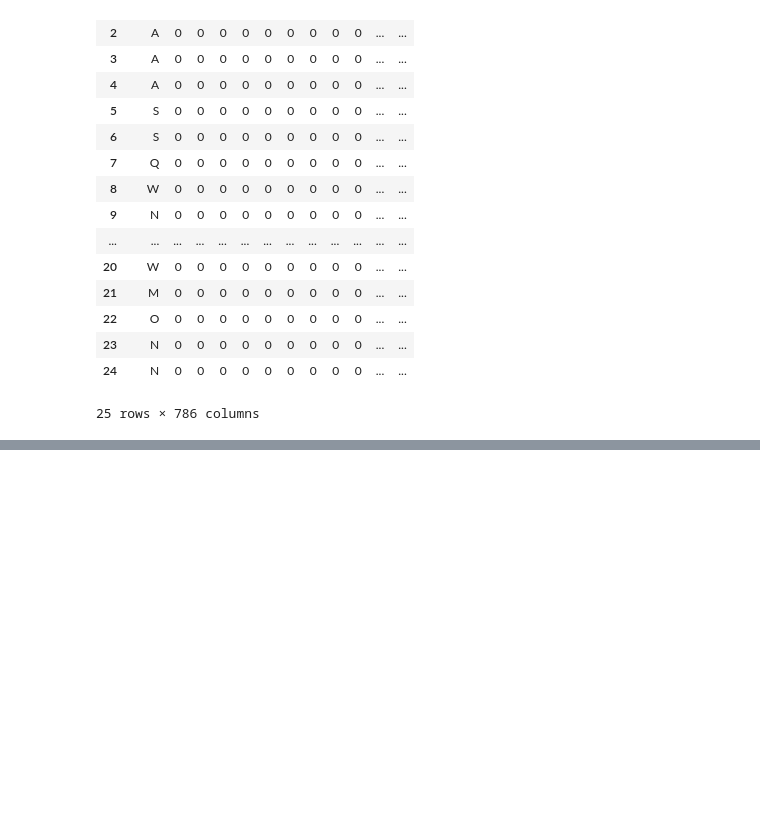
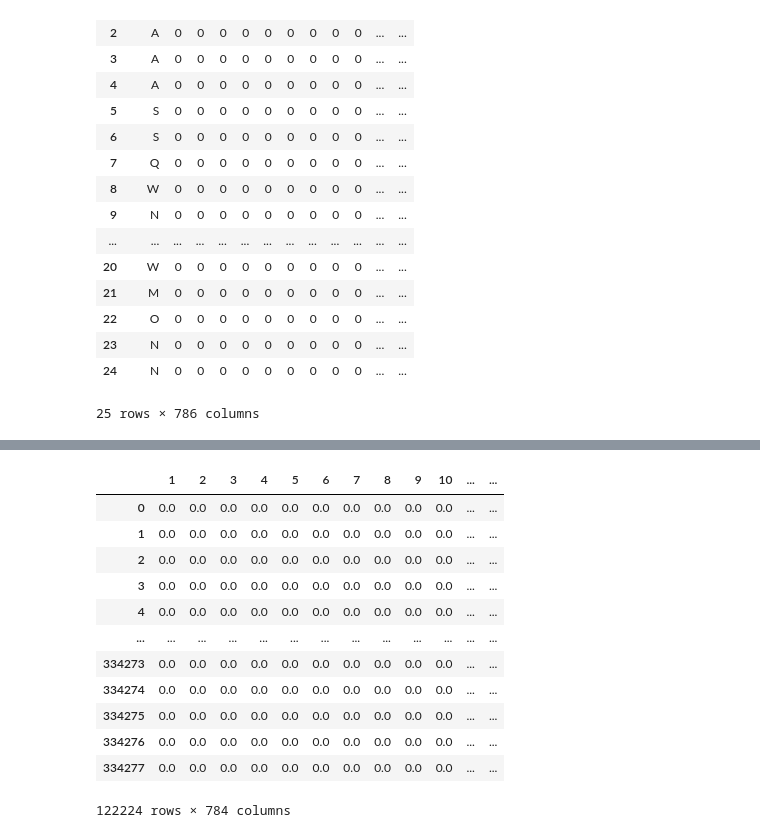
Before and after one commit to huynh-kent/Artificial-Neural-Network-CS471, a Jupyter notebook: clean.ipynb, the cells around one changed output, grey strips where cells are left out. Cells and saved outputs as stored; diff of their text form; code cells hidden in the pictures; blank space fills up the shorter version.

```diff
--- a/clean.ipynb
+++ b/clean.ipynb
@@ -165,0 +205,10 @@ a_data_sample
+# %%
+# df[0] = df[0].replace(
+#     {
+#         0: 'A',
+#         11: 'L',
+#         15: 'P',
+#         18: 'S',
+#         20: 'U',
+df_new = df[df[0].isin([0, 11, 15, 18, 20])]
+df_new.head()
@@ -165,0 +239,3 @@ a_data_sample
+# %%
+df_drop = df_new.drop(columns=[0])
+df_drop.tail()
@@ -165,0 +250,17 @@ a_data_sample
+# %%
+df_normalized = df_drop.div(255.0)
+df_normalized
+# %% [output]
+|  | 1 | 2 | 3 | 4 | 5 | 6 | 7 | 8 | 9 | 10 | ... | ... |
+| 0 | 0.0 | 0.0 | 0.0 | 0.0 | 0.0 | 0.0 | 0.0 | 0.0 | 0.0 | 0.0 | ... | ... |
+| 1 | 0.0 | 0.0 | 0.0 | 0.0 | 0.0 | 0.0 | 0.0 | 0.0 | 0.0 | 0.0 | ... | ... |
+| 2 | 0.0 | 0.0 | 0.0 | 0.0 | 0.0 | 0.0 | 0.0 | 0.0 | 0.0 | 0.0 | ... | ... |
+| 3 | 0.0 | 0.0 | 0.0 | 0.0 | 0.0 | 0.0 | 0.0 | 0.0 | 0.0 | 0.0 | ... | ... |
+| 4 | 0.0 | 0.0 | 0.0 | 0.0 | 0.0 | 0.0 | 0.0 | 0.0 | 0.0 | 0.0 | ... | ... |
+| ... | ... | ... | ... | ... | ... | ... | ... | ... | ... | ... | ... | ... |
+| 334273 | 0.0 | 0.0 | 0.0 | 0.0 | 0.0 | 0.0 | 0.0 | 0.0 | 0.0 | 0.0 | ... | ... |
+| 334274 | 0.0 | 0.0 | 0.0 | 0.0 | 0.0 | 0.0 | 0.0 | 0.0 | 0.0 | 0.0 | ... | ... |
+| 334275 | 0.0 | 0.0 | 0.0 | 0.0 | 0.0 | 0.0 | 0.0 | 0.0 | 0.0 | 0.0 | ... | ... |
+| 334276 | 0.0 | 0.0 | 0.0 | 0.0 | 0.0 | 0.0 | 0.0 | 0.0 | 0.0 | 0.0 | ... | ... |
+| 334277 | 0.0 | 0.0 | 0.0 | 0.0 | 0.0 | 0.0 | 0.0 | 0.0 | 0.0 | 0.0 | ... | ... |
+122224 rows × 784 columns
```
Also changed, not shown: parts of 14 cells of this notebook.
